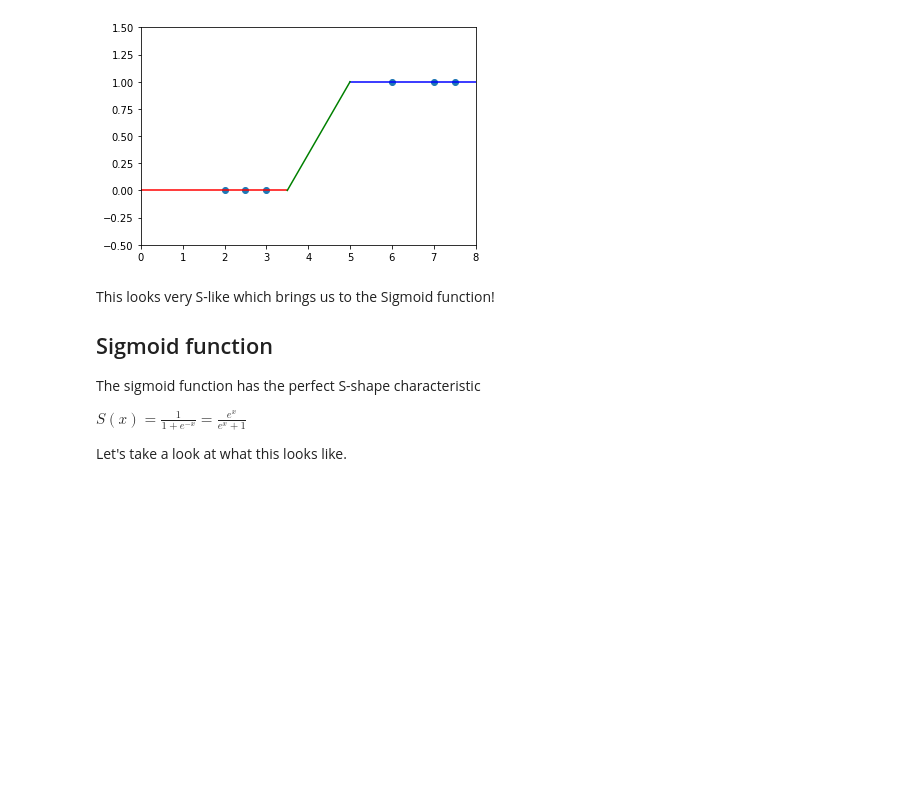
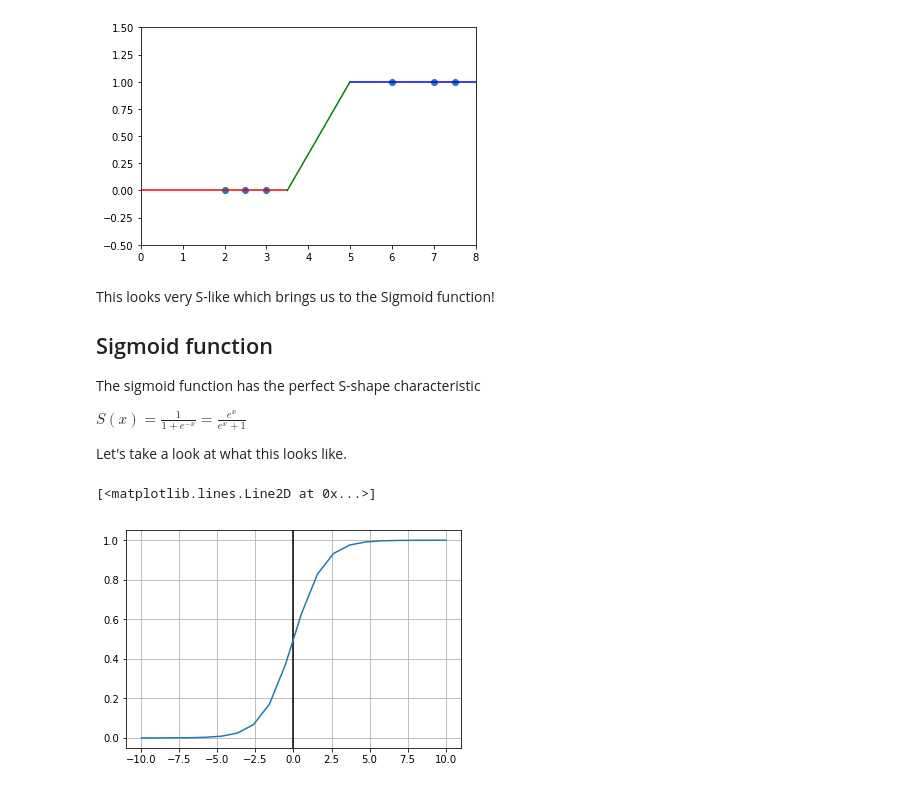
Before and after one commit to MarkFranciscus/ML-Notebooks, a Jupyter notebook: Supervised Learning - Logistic Regression.ipynb, the cells around one changed output. Drawn from its saved outputs; the diff is of its cells as text; code cells hidden in the pictures; blank space fills up the shorter version.

```diff
--- a/Supervised Learning - Logistic Regression.ipynb
+++ b/Supervised Learning - Logistic Regression.ipynb
@@ -105,0 +104,12 @@ fig, ax = plt.subplots()
+# %%
+fig, ax = plt.subplots()
+
+x = np.linspace(-10, 10, 20)
+y = 1 / (1 + np.exp(-x))
+
+ax.grid(True, which='both')
+ax.axvline(x=0, color='k')
+ax.plot(x, y)
+# %% [output]
+[<matplotlib.lines.Line2D at 0x...>]
+[figure, added]
```
Also changed, not shown: parts of 3 cells of this notebook, 2 other files.
